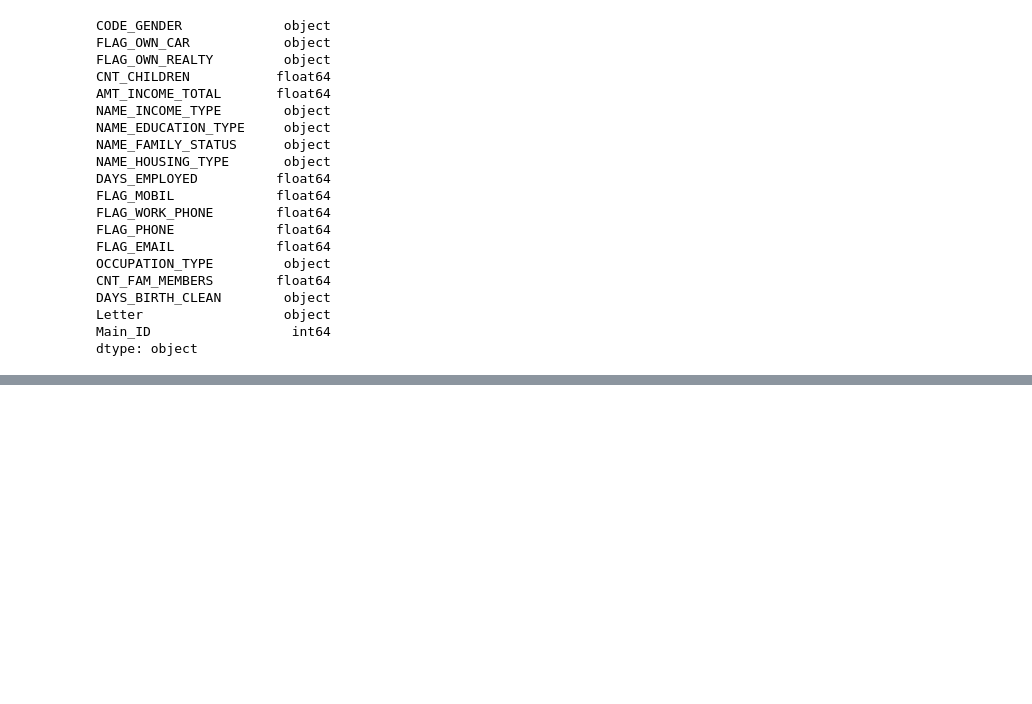
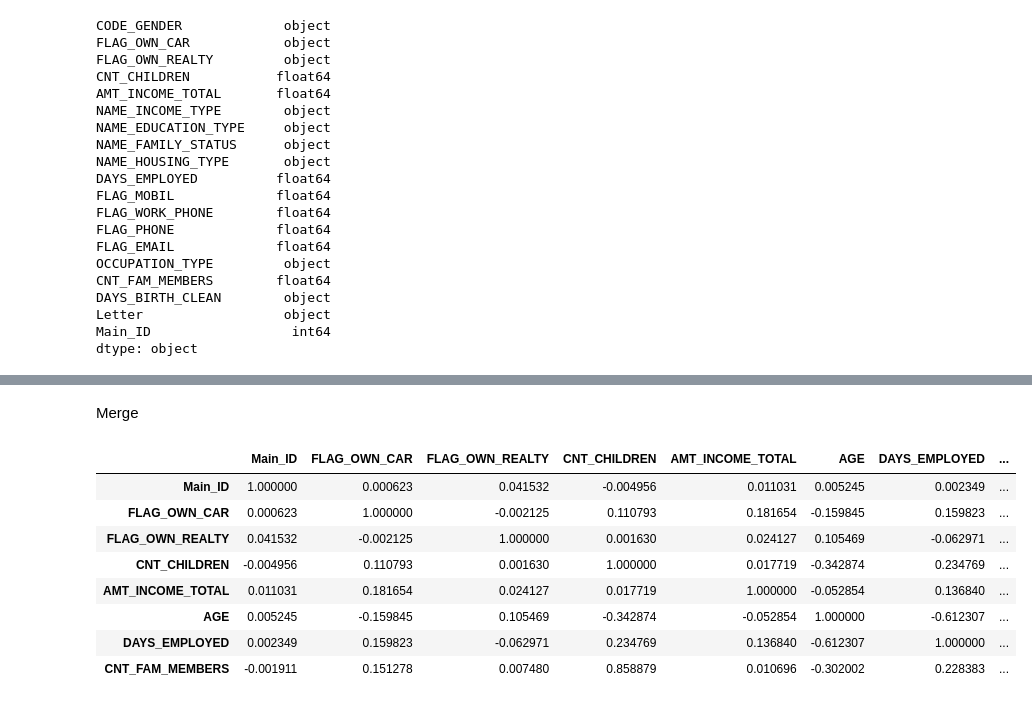
Before and after one commit to ekaterinaleks/datathon, a Jupyter notebook: EDA.ipynb, the cells around one changed output, grey strips where cells are left out. Drawn from its saved outputs; the diff is of its cells as text; code cells hidden in the pictures; blank space fills up the shorter version.

```diff
--- a/EDA.ipynb
+++ b/EDA.ipynb
@@ -145,0 +225,2 @@ array([ 1.,  0., nan])
+# %%
+df_main['AGE'] = 2023 - df_main['BIRTH_YEAR']
@@ -145,0 +257,6 @@ array([ 1.,  0., nan])
+# %%
+df_main.loc[df_main['DAYS_EMPLOYED'] >= 0, 'DAYS_EMPLOYED'] = 0
+# %%
+df_main.loc[df_main['DAYS_EMPLOYED'] < 0, 'DAYS_EMPLOYED'] = 1
+# %% [markdown]
+Merge
@@ -145,0 +265,2 @@ array([ 1.,  0., nan])
+# %%
+df_main = df_main[['Main_ID','CODE_GENDER', 'FLAG_OWN_CAR', 'FLAG_OWN_REALTY', 'CNT_CHILDREN', 'AMT_INCOME_TOTAL', 'AGE', 'DAYS_EMPLOYED','CNT_FAM_MEMBERS']]
@@ -145,0 +269,13 @@ array([ 1.,  0., nan])
+# %%
+corr = df_main.corr()
+corr.style.background_gradient()
+# %% [output]
+|  | Main_ID | FLAG_OWN_CAR | FLAG_OWN_REALTY | CNT_CHILDREN | AMT_INCOME_TOTAL | AGE | DAYS_EMPLOYED | ... |
+| Main_ID | 1.000000 | 0.000623 | 0.041532 | -0.004956 | 0.011031 | 0.005245 | 0.002349 | ... |
+| FLAG_OWN_CAR | 0.000623 | 1.000000 | -0.002125 | 0.110793 | 0.181654 | -0.159845 | 0.159823 | ... |
+| FLAG_OWN_REALTY | 0.041532 | -0.002125 | 1.000000 | 0.001630 | 0.024127 | 0.105469 | -0.062971 | ... |
+| CNT_CHILDREN | -0.004956 | 0.110793 | 0.001630 | 1.000000 | 0.017719 | -0.342874 | 0.234769 | ... |
+| AMT_INCOME_TOTAL | 0.011031 | 0.181654 | 0.024127 | 0.017719 | 1.000000 | -0.052854 | 0.136840 | ... |
+| AGE | 0.005245 | -0.159845 | 0.105469 | -0.342874 | -0.052854 | 1.000000 | -0.612307 | ... |
+| DAYS_EMPLOYED | 0.002349 | 0.159823 | -0.062971 | 0.234769 | 0.136840 | -0.612307 | 1.000000 | ... |
+| CNT_FAM_MEMBERS | -0.001911 | 0.151278 | 0.007480 | 0.858879 | 0.010696 | -0.302002 | 0.228383 | ... |
```
Also changed, not shown: parts of 16 cells of this notebook.
